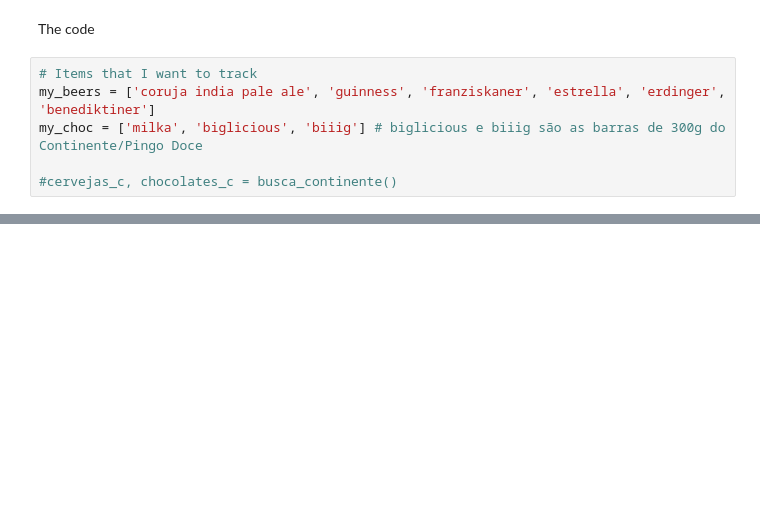
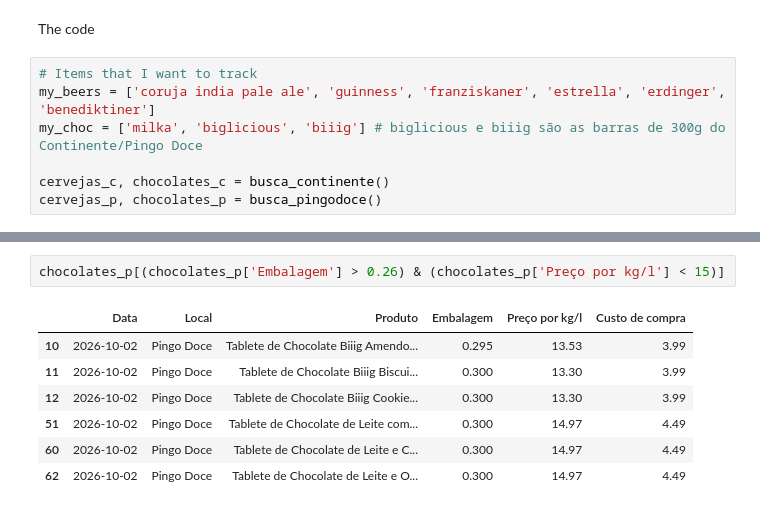
Before and after one commit to CarecaRS/beercrawler, a Jupyter notebook: beers.ipynb, the cells around one changed output, grey strips where cells are left out. Drawn from its saved outputs; the diff is of its cells as text; blank space fills up the shorter version.

```diff
--- a/beers.ipynb
+++ b/beers.ipynb
@@ -301,4 +620,5 @@ The code
 my_beers = ['coruja india pale ale', 'guinness', 'franziskaner', 'estrella', 'erdinger', 'benediktiner']
 my_choc = ['milka', 'biglicious', 'biiig'] # biglicious e biiig são as barras de 300g do Continente/Pingo Doce
 
-#cervejas_c, chocolates_c = busca_continente()
+cervejas_c, chocolates_c = busca_continente()
+cervejas_p, chocolates_p = busca_pingodoce()
@@ -613,0 +667,10 @@ Em 2026-09-02 11:59:00, no Continente: Tablete de Chocolate de Leite, Cookie & C
+# %%
+chocolates_p[(chocolates_p['Embalagem'] > 0.26) & (chocolates_p['Preço por kg/l'] < 15)]
+# %% [output]
+|  | Data | Local | Produto | Embalagem | Preço por kg/l | Custo de compra |
+| 10 | 2026-10-02 | Pingo Doce | Tablete de Chocolate Biiig Amendo... | 0.295 | 13.53 | 3.99 |
+| 11 | 2026-10-02 | Pingo Doce | Tablete de Chocolate Biiig Biscui... | 0.300 | 13.30 | 3.99 |
+| 12 | 2026-10-02 | Pingo Doce | Tablete de Chocolate Biiig Cookie... | 0.300 | 13.30 | 3.99 |
+| 51 | 2026-10-02 | Pingo Doce | Tablete de Chocolate de Leite com... | 0.300 | 14.97 | 4.49 |
+| 60 | 2026-10-02 | Pingo Doce | Tablete de Chocolate de Leite e C... | 0.300 | 14.97 | 4.49 |
+| 62 | 2026-10-02 | Pingo Doce | Tablete de Chocolate de Leite e O... | 0.300 | 14.97 | 4.49 |
```
Also changed, not shown: parts of 8 cells of this notebook.
